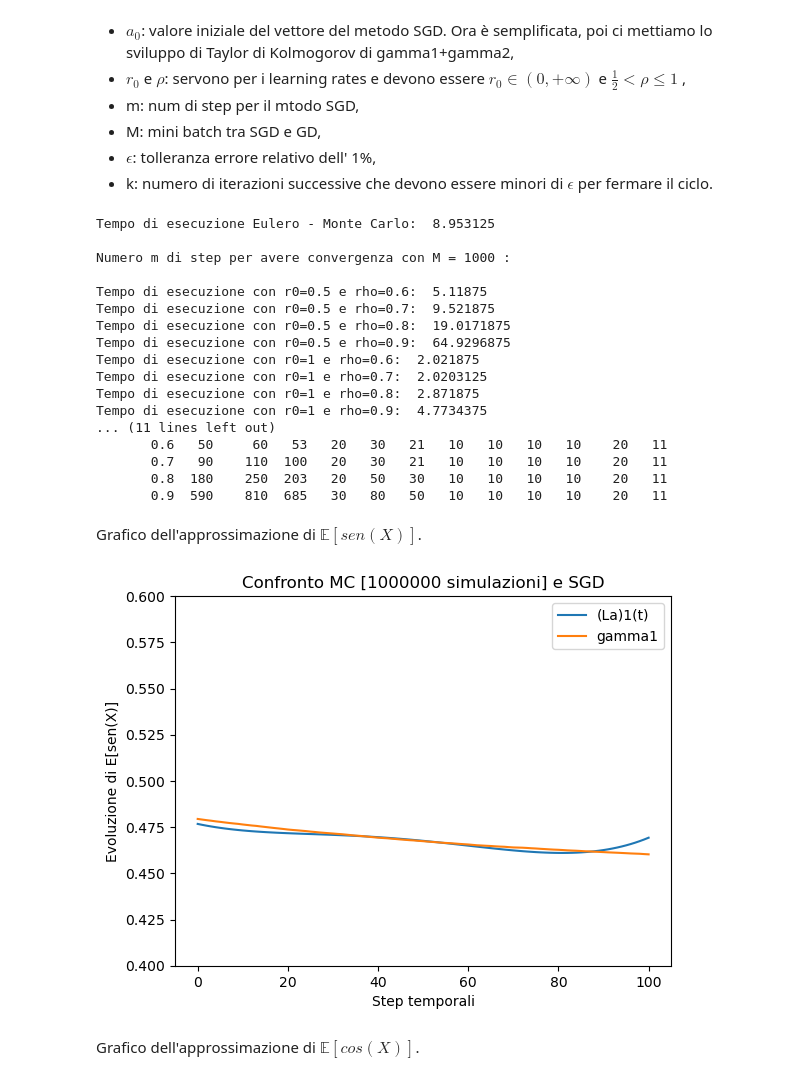
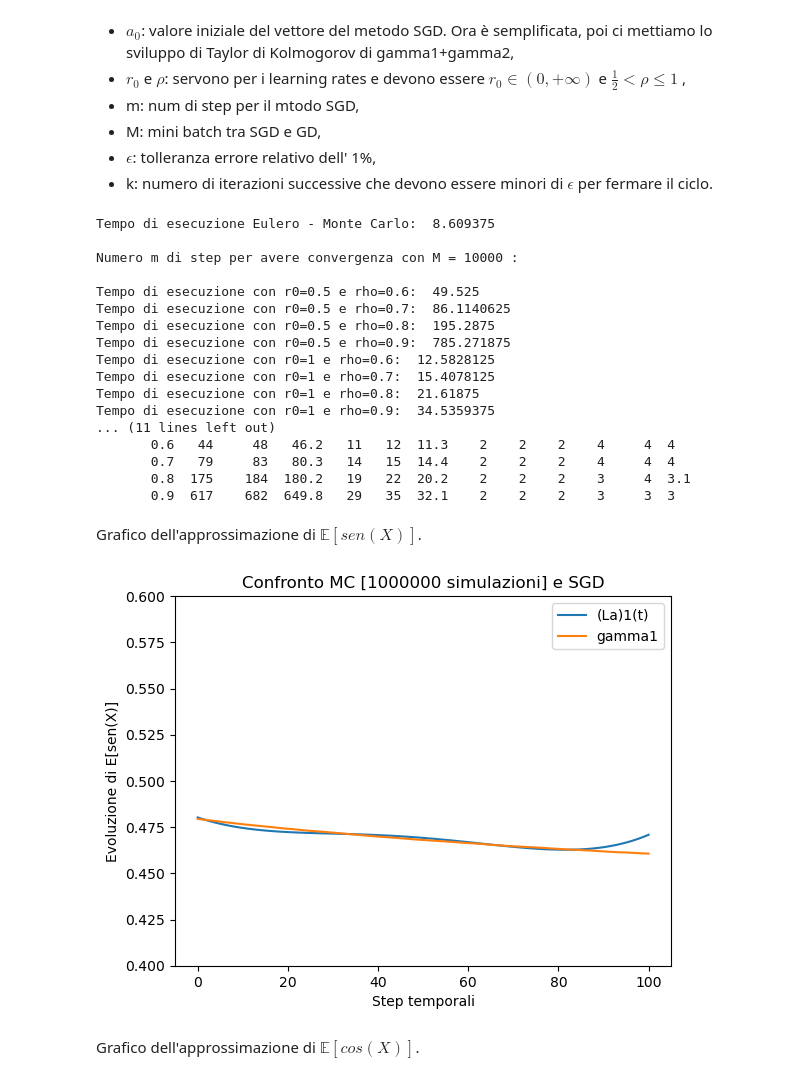
Before and after one commit to amatoandre/TESI, a Jupyter notebook: test_SGD.ipynb, the cells around one changed output. Cells and saved outputs as stored; diff of their text form; code cells hidden in the pictures.

```diff
--- a/test_SGD.ipynb
+++ b/test_SGD.ipynb
@@ -141,9 +141,9 @@ def discesa_stocastica_del_gradiente(a1_0, a2_0, n, r0, rho, sigma, N, M, X0, ep
 
     for m in range(50000):
 
-        if (m % 10 == 0):
-            if ( ((LA.norm(np.dot(a1,g) - gamma1)/ norma1) < eps) and ((LA.norm(np.dot(a2,g) - gamma2)/ norma2) < eps) ):
-                break
+        # if (m % 10 == 0):
+        if ( ((LA.norm(np.dot(a1,g) - gamma1)/ norma1) < eps) and ((LA.norm(np.dot(a2,g) - gamma2)/ norma2) < eps) ):
+            break
 
         eta = r0 / ((m + 1) ** rho)
 
@@ -196,7 +196,7 @@ if __name__ == "__main__":
 
     T = 0.5   # 0.5, 1, 2, 4
     n = 4  # 3, 4, 5, 6
-    M = 1000   # 1, 10, 100, 1000, 10000  #ricorda per gli ultimi due di togliere m % 10
+    M = 10000   # 1, 10, 100, 1000, 10000  #ricorda per gli ultimi due di togliere m % 10
 
 
 
@@ -272,37 +272,37 @@ if __name__ == "__main__":
     print(" ")
     print(" ")
 # %% [output]
-Tempo di esecuzione Eulero - Monte Carlo:  8.953125
+Tempo di esecuzione Eulero - Monte Carlo:  8.609375
 
-Numero m di step per avere convergenza con M = 1000 :
+Numero m di step per avere convergenza con M = 10000 :
 
-Tempo di esecuzione con r0=0.5 e rho=0.6:  5.11875
-Tempo di esecuzione con r0=0.5 e rho=0.7:  9.521875
-Tempo di esecuzione con r0=0.5 e rho=0.8:  19.0171875
-Tempo di esecuzione con r0=0.5 e rho=0.9:  64.9296875
-Tempo di esecuzione con r0=1 e rho=0.6:  2.021875
-Tempo di esecuzione con r0=1 e rho=0.7:  2.0203125
-Tempo di esecuzione con r0=1 e rho=0.8:  2.871875
-Tempo di esecuzione con r0=1 e rho=0.9:  4.7734375
+Tempo di esecuzione con r0=0.5 e rho=0.6:  49.525
+Tempo di esecuzione con r0=0.5 e rho=0.7:  86.1140625
+Tempo di esecuzione con r0=0.5 e rho=0.8:  195.2875
+Tempo di esecuzione con r0=0.5 e rho=0.9:  785.271875
+Tempo di esecuzione con r0=1 e rho=0.6:  12.5828125
+Tempo di esecuzione con r0=1 e rho=0.7:  15.4078125
+Tempo di esecuzione con r0=1 e rho=0.8:  21.61875
+Tempo di esecuzione con r0=1 e rho=0.9:  34.5359375
 ... (11 lines left out)
-       0.6   50     60   53   20   30   21   10   10   10   10    20   11
-       0.7   90    110  100   20   30   21   10   10   10   10    20   11
-       0.8  180    250  203   20   50   30   10   10   10   10    20   11
-       0.9  590    810  685   30   80   50   10   10   10   10    20   11
+       0.6   44     48   46.2   11   12  11.3    2    2    2    4     4  4
+       0.7   79     83   80.3   14   15  14.4    2    2    2    4     4  4
+       0.8  175    184  180.2   19   22  20.2    2    2    2    3     4  3.1
+       0.9  617    682  649.8   29   35  32.1    2    2    2    3     3  3
 # %% [markdown]
 Grafico dell'approssimazione di $\mathbb{E}[sen(X)]$.
 # %%
 fig = plt.figure()
 plt.title("Confronto MC [" + str(M1) + " simulazioni] e SGD")
 plt.xlabel("Step temporali")
 plt.ylabel("Evoluzione di E[sen(X)]")
 plt.ylim(0.4, 0.6) # se non c'è il grafico è molto zoomato
-plt.plot(np.dot(A1[], g), label='(La)1(t)')
+plt.plot(np.dot(A1[9], g), label='(La)1(t)')
 plt.plot(gamma1, label='gamma1')
 plt.legend()
 plt.show()
 # %% [output]
-[figure, old version]
+[figure, new version]
 # %% [markdown]
 Grafico dell'approssimazione di $\mathbb{E}[cos(X)]$.
 # %%
```
Also changed, not shown: parts of 1 cell of this notebook, 4 other files.
